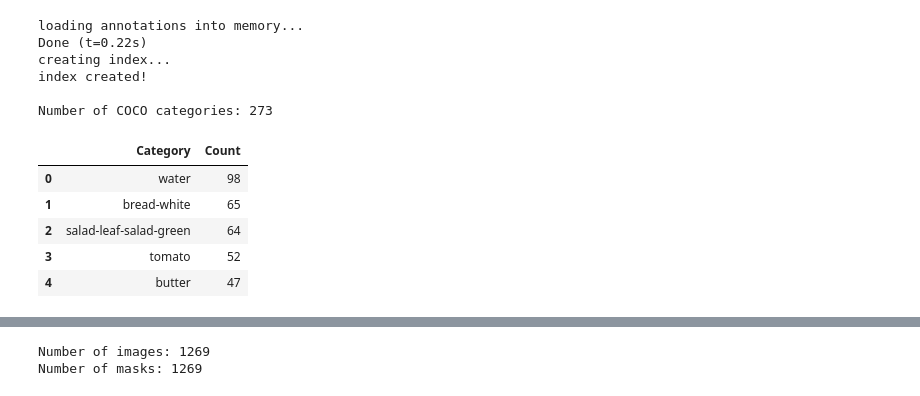
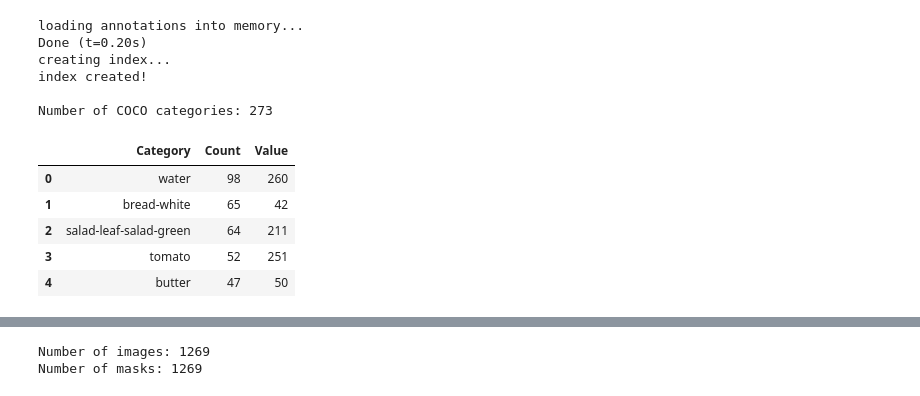
Before and after one commit to lucamarini22/food-recognition-challenge, a Jupyter notebook: food-recognition-challenge.ipynb, the cells around one changed output, grey strips where cells are left out. Cells and saved outputs as stored; diff of their text form; code cells hidden in the pictures.

```diff
--- a/food-recognition-challenge.ipynb
+++ b/food-recognition-challenge.ipynb
@@ -69,20 +69,23 @@ def getCOCO(anns_path):
     return coco, df
 # %%
 # Load the annotations of the image dataset
-coco, meta = getCOCO(val_anns_path)
+coco, classes = getCOCO(val_anns_path)
 
-# Preview a sample of the categories and their counts
-meta.head()
+# Create a pixel value for each category
+classes['Value'] = classes.Category.astype('category').cat.codes
+
+# Preview a sample of the classes dataframe
+classes.head()
 # %% [output]
 loading annotations into memory...
-Done (t=0.22s)
+Done (t=0.20s)
 creating index...
 index created!
 
 Number of COCO categories: 273
-|  | Category | Count |
-| 0 | water | 98 |
-| 1 | bread-white | 65 |
-| 2 | salad-leaf-salad-green | 64 |
-| 3 | tomato | 52 |
-| 4 | butter | 47 |
+|  | Category | Count | Value |
+| 0 | water | 98 | 260 |
+| 1 | bread-white | 65 | 42 |
+| 2 | salad-leaf-salad-green | 64 | 211 |
+| 3 | tomato | 52 | 251 |
+| 4 | butter | 47 | 50 |
```
Also changed, not shown: parts of 8 cells of this notebook.
